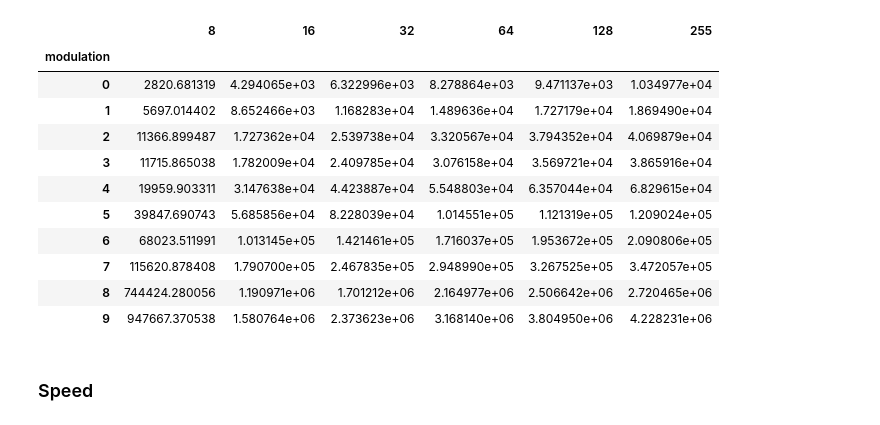
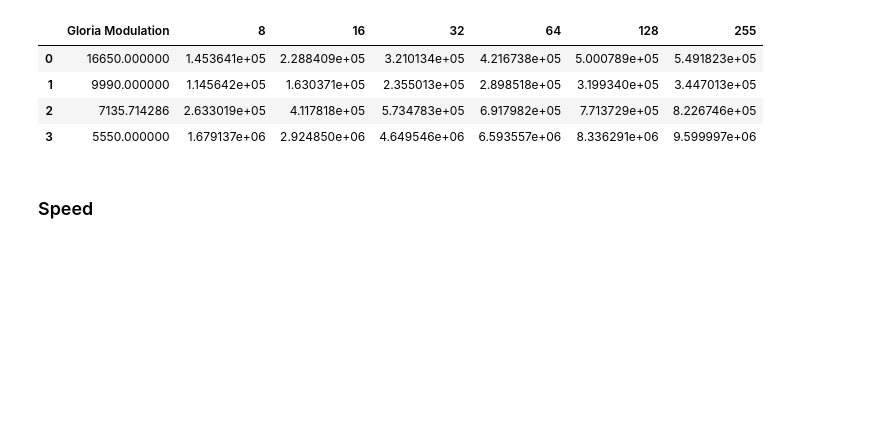
Before and after one commit to Atokulus/flora_tools, a Jupyter notebook: flora_tools/analysis/analyze_gloria.ipynb, the cells around one changed output. Saved outputs shown, nothing was run; the diff lists cells and outputs as text; code cells hidden in the pictures; blank space fills up the shorter version.

```diff
--- a/flora_tools/analysis/analyze_gloria.ipynb
+++ b/flora_tools/analysis/analyze_gloria.ipynb
@@ -123,8 +128,0 @@ rx2tx_time.style
-# %%
-tx2rx_time = pd.DataFrame(columns=['8', '16', '32', '64', '128', '255'])
-tx2rx_time.index.name = 'modulation'
-
-for j in payloads:
-    tx2rx_time.loc[:, str(j)] = tx_df.loc[:, str(j)] + GloriaMath().tx_irq_time + GloriaMath().rx_setup_time + rx_offset_df.offset
-
-tx2rx_time.style
@@ -181,11 +128,0 @@ from lwb_math import repetitions, max_hops
-# %%
-lwb_slot_time = pd.DataFrame(columns=['8', '16', '32', '64', '128', '255'])
-lwb_slot_time.index.name = 'modulation'
-
-for i in range(0,10):
-    item = []
-    for j in payloads:
-        item.append(GloriaMath().calculate_flood(i, j, repetitions[i], max_hops[i])['time'])
-    lwb_slot_time.loc[i] = item
-
-lwb_slot_time.style
@@ -224,11 +141,13 @@ lwb_slot_time.applymap(to_timer_ticks)
 # %%
-lwb_slot_energy = pd.DataFrame(columns=['8', '16', '32', '64', '128', '255'])
-lwb_slot_energy.index.name = 'modulation'
+lwb_slot_energy = pd.DataFrame(columns=columns)
 
-for i in range(0,10):
-    item = []
+for i in range(len(lwb_slot.MODULATIONS)):
+    item = [lwb_slot.MODULATIONS[i]]
     for j in payloads:
-        item.append(GloriaMath().calculate_flood_energy(i, j, repetitions[i], max_hops[i]))
+        slot = LWBSlot.create_empty_slot(i, payload=j, acked=False)
+        gloria_flood_energy = slot.flood.energy
+
+        item.append(gloria_flood_energy)
     lwb_slot_energy.loc[i] = item
 
 lwb_slot_energy.style
@@ -248,10 +160,10 @@ lwb_slot_energy.style
 # %%
 lwb_slot_energy_per_byte = lwb_slot_energy
-energy = 12 * 3600 * 3.7
+battery_energy = 12000 * 3600 * 3.7 # 12'000 mAh
 
-for i in range(0,10):
+for i in range(len(lwb_slot.MODULATIONS)):
     for j in payloads:
         lwb_slot_energy_per_byte.loc[i,str(j)] /= j
 
-energy / lwb_slot_energy_per_byte
+battery_energy / lwb_slot_energy_per_byte
 # %% [output]
@@ -272,20 +177,13 @@ energy / lwb_slot_energy_per_byte
 
 32 Byte datapoint:
 # %%
-energy / lwb_slot_energy_per_byte / 100 / 32
+battery_energy / lwb_slot_energy_per_byte / 100 / 32
 # %% [output]
-|  | 8 | 16 | 32 | 64 | 128 | 255 |
-| modulation |  |  |  |  |  |  |
-| 0 | 2820.681319 | 4.294065e+03 | 6.322996e+03 | 8.278864e+03 | 9.471137e+03 | 1.034977e+04 |
-| 1 | 5697.014402 | 8.652466e+03 | 1.168283e+04 | 1.489636e+04 | 1.727179e+04 | 1.869490e+04 |
-| 2 | 11366.899487 | 1.727362e+04 | 2.539738e+04 | 3.320567e+04 | 3.794352e+04 | 4.069879e+04 |
-| 3 | 11715.865038 | 1.782009e+04 | 2.409785e+04 | 3.076158e+04 | 3.569721e+04 | 3.865916e+04 |
-| 4 | 19959.903311 | 3.147638e+04 | 4.423887e+04 | 5.548803e+04 | 6.357044e+04 | 6.829615e+04 |
-| 5 | 39847.690743 | 5.685856e+04 | 8.228039e+04 | 1.014551e+05 | 1.121319e+05 | 1.209024e+05 |
-| 6 | 68023.511991 | 1.013145e+05 | 1.421461e+05 | 1.716037e+05 | 1.953672e+05 | 2.090806e+05 |
-| 7 | 115620.878408 | 1.790700e+05 | 2.467835e+05 | 2.948990e+05 | 3.267525e+05 | 3.472057e+05 |
-| 8 | 744424.280056 | 1.190971e+06 | 1.701212e+06 | 2.164977e+06 | 2.506642e+06 | 2.720465e+06 |
-| 9 | 947667.370538 | 1.580764e+06 | 2.373623e+06 | 3.168140e+06 | 3.804950e+06 | 4.228231e+06 |
+|  | Gloria Modulation | 8 | 16 | 32 | 64 | 128 | 255 |
+| 0 | 16650.000000 | 1.453641e+05 | 2.288409e+05 | 3.210134e+05 | 4.216738e+05 | 5.000789e+05 | 5.491823e+05 |
+| 1 | 9990.000000 | 1.145642e+05 | 1.630371e+05 | 2.355013e+05 | 2.898518e+05 | 3.199340e+05 | 3.447013e+05 |
+| 2 | 7135.714286 | 2.633019e+05 | 4.117818e+05 | 5.734783e+05 | 6.917982e+05 | 7.713729e+05 | 8.226746e+05 |
+| 3 | 5550.000000 | 1.679137e+06 | 2.924850e+06 | 4.649546e+06 | 6.593557e+06 | 8.336291e+06 | 9.599997e+06 |
 # %% [markdown]
 ### Speed
 # %%
```
Also changed, not shown: parts of 29 cells of this notebook, 5 other files.
